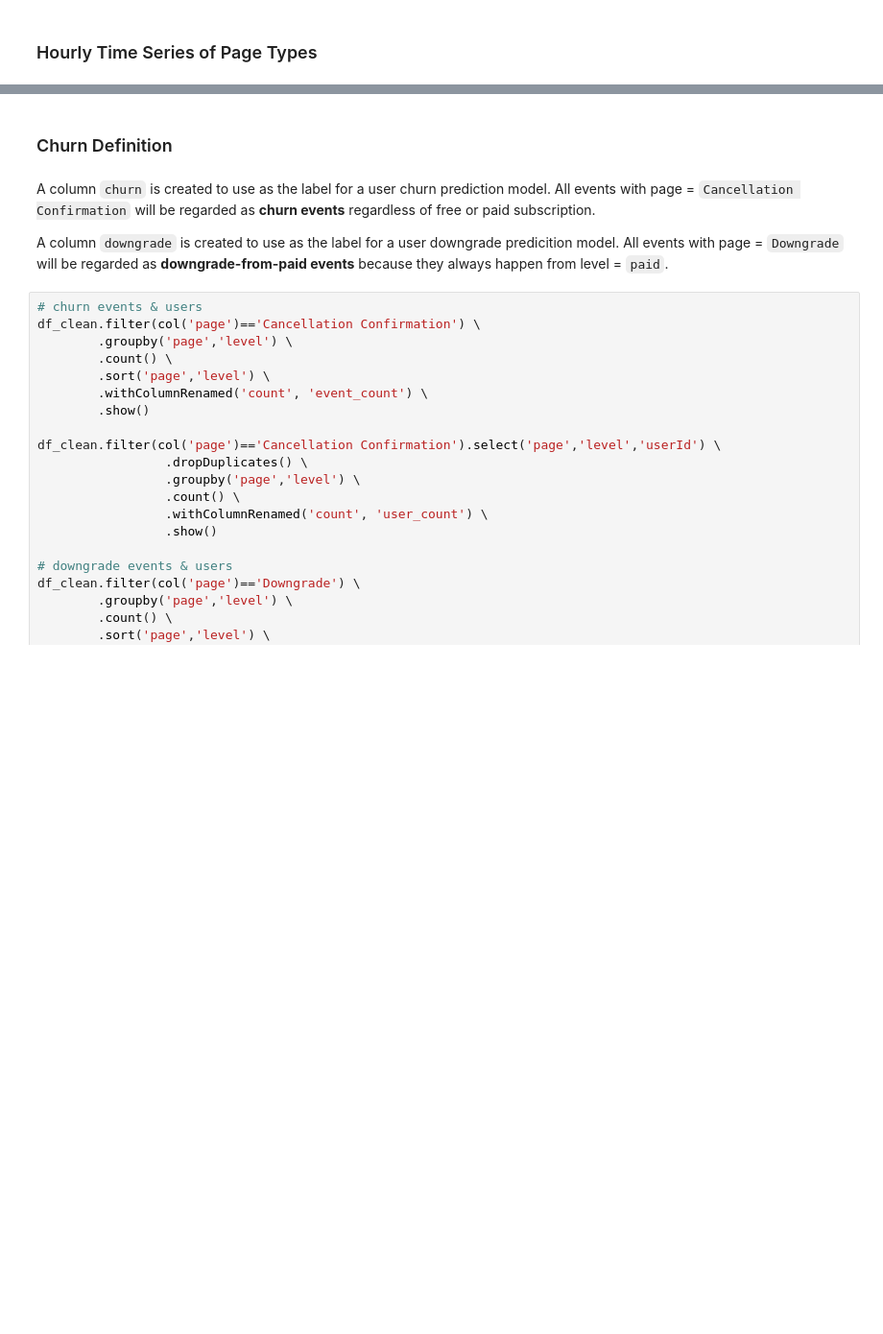
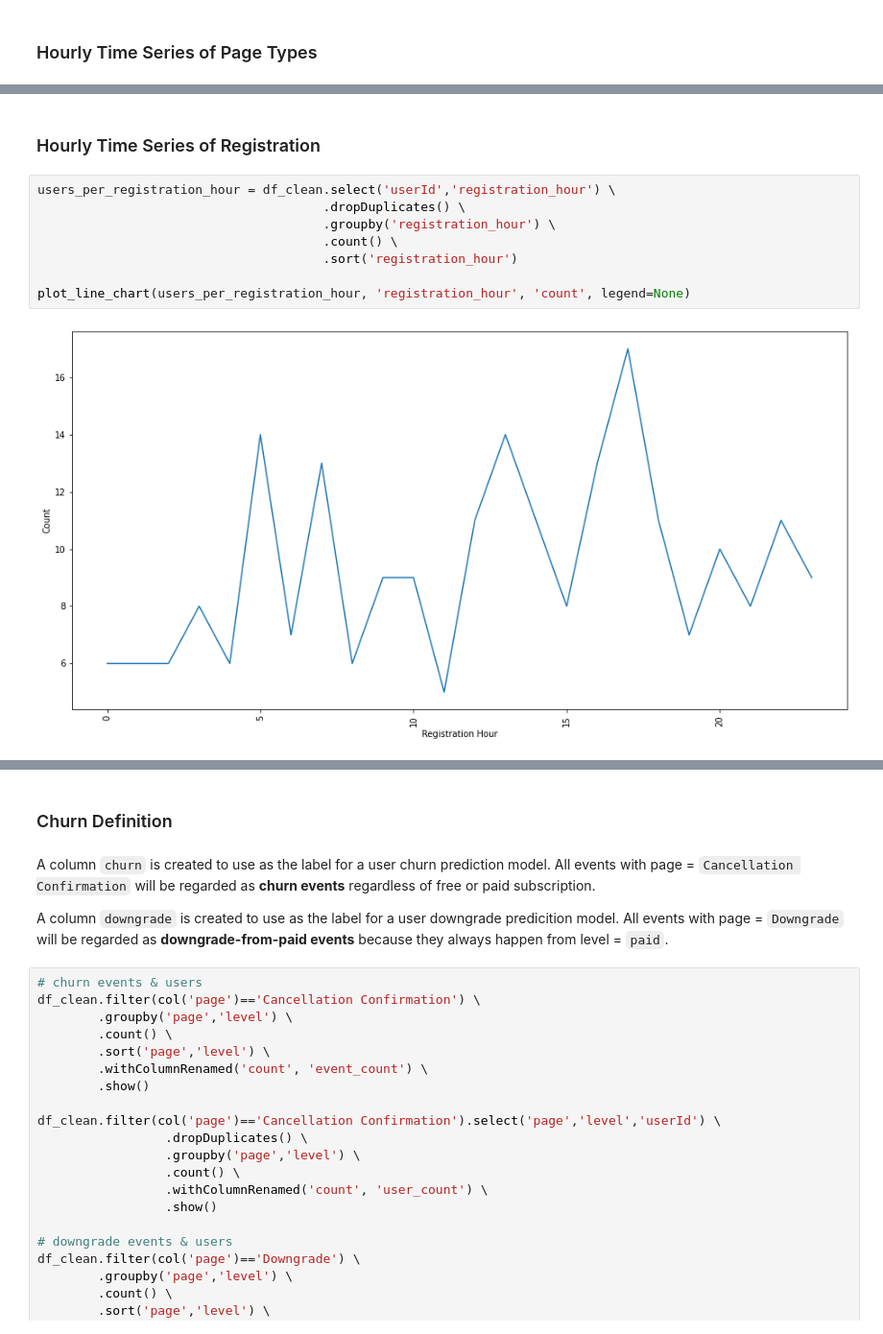
Before and after one commit to MareikeHeller/sparkify-customer-churn, a Jupyter notebook: sparkify-user-churn.ipynb, the cells around one changed output, grey strips where cells are left out. Shown at 96% size. Drawn from its saved outputs; the diff is of its cells as text; blank space fills up the shorter version.

```diff
--- a/sparkify-user-churn.ipynb
+++ b/sparkify-user-churn.ipynb
@@ -775,0 +864,12 @@ plot_line_chart(events_per_hour, 'hour', 'count', 'page')
+# %% [markdown]
+### Hourly Time Series of Registration
+# %%
+users_per_registration_hour = df_clean.select('userId','registration_hour') \
+                                      .dropDuplicates() \
+                                      .groupby('registration_hour') \
+                                      .count() \
+                                      .sort('registration_hour')
+
+plot_line_chart(users_per_registration_hour, 'registration_hour', 'count', legend=None)
+# %% [output]
+[figure, added]
```
Also changed, not shown: parts of 96 cells of this notebook.
